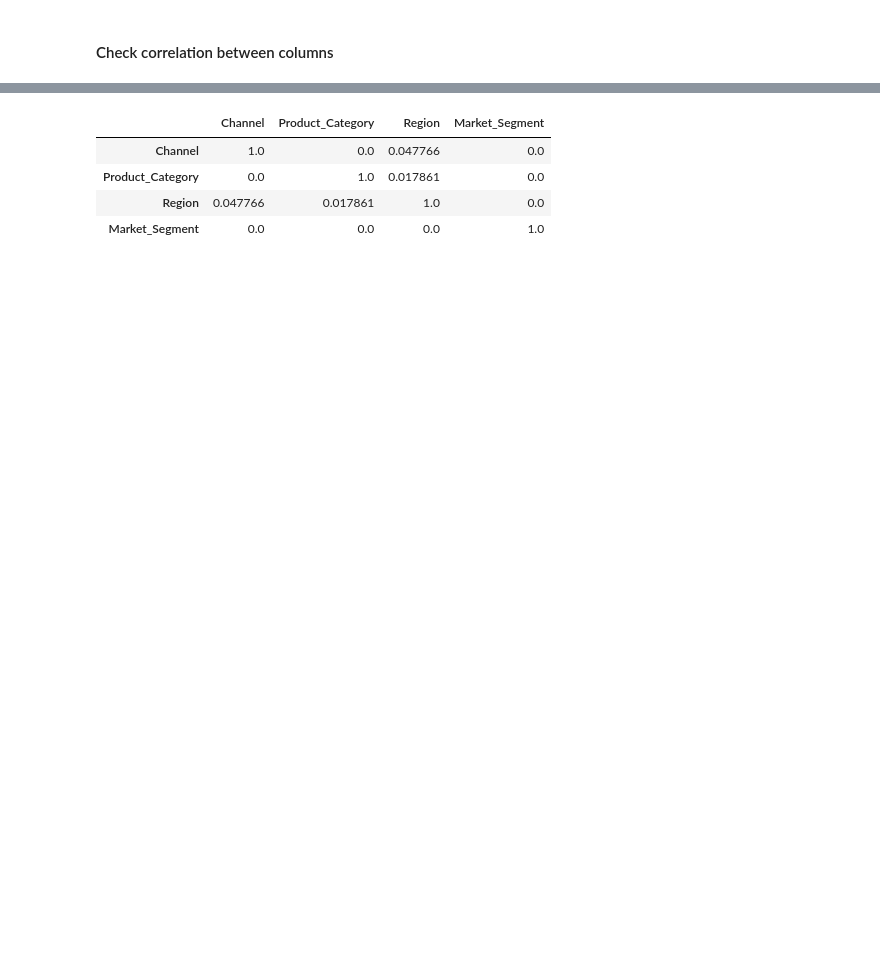
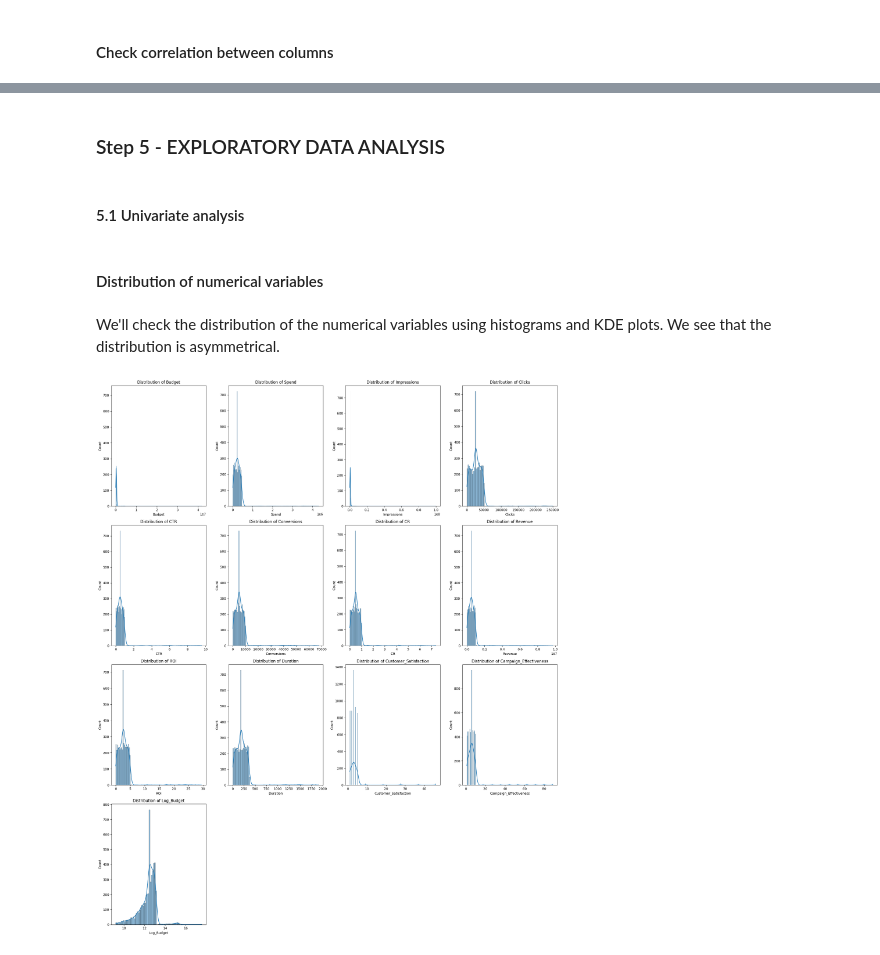
Before and after one commit to koloktos/marketing-campaign-analysis, a Jupyter notebook: marketing-analysis.ipynb, the cells around one changed output, grey strips where cells are left out. Drawn from its saved outputs; the diff is of its cells as text; code cells hidden in the pictures; blank space fills up the shorter version.

```diff
--- a/marketing-analysis.ipynb
+++ b/marketing-analysis.ipynb
@@ -472,29 +523,36 @@ plt.show()
-# %%
-import scipy.stats as ss
-
-def cramers_v(x, y):
-    confusion_matrix = pd.crosstab(x, y)
-    chi2 = ss.chi2_contingency(confusion_matrix)[0]
-    n = confusion_matrix.sum().sum()
-    phi2 = chi2 / n
-    r, k = confusion_matrix.shape
-    phi2corr = max(0, phi2 - ((k - 1) * (r - 1)) / (n - 1))
-    rcorr = r - ((r - 1) ** 2) / (n - 1)
-    kcorr = k - ((k - 1) ** 2) / (n - 1)
-    return np.sqrt(phi2corr / min((kcorr - 1), (rcorr - 1)))
-
-categorical_columns = ['Channel', 'Product_Category', 'Region', 'Market_Segment']
-
-correlation_matrix_categorical = pd.DataFrame(index=categorical_columns, columns=categorical_columns)
-
-for col1 in categorical_columns:
-    for col2 in categorical_columns:
-        correlation_matrix_categorical.loc[col1, col2] = cramers_v(df[col1], df[col2])
-
-correlation_matrix_categorical
-# %% [output]
-|  | Channel | Product_Category | Region | Market_Segment |
-| Channel | 1.0 | 0.0 | 0.047766 | 0.0 |
-| Product_Category | 0.0 | 1.0 | 0.017861 | 0.0 |
-| Region | 0.047766 | 0.017861 | 1.0 | 0.0 |
-| Market_Segment | 0.0 | 0.0 | 0.0 | 1.0 |
+# %% [markdown]
+### Step 5 - EXPLORATORY DATA ANALYSIS
+# %% [markdown]
+#### 5.1 Univariate analysis
+# %% [markdown]
+#### Distribution of numerical variables
+# %% [markdown]
+We'll check the distribution of the numerical variables using histograms and KDE plots. We see that the distribution is asymmetrical.
+# %%
+# Select numerical columns
+numerical_columns = df.select_dtypes(include='number').columns
+
+# Determine the number of rows and columns for the subplots
+num_columns = len(numerical_columns)
+num_rows = (num_columns + 3) // 4  # Adjust the number of columns per row as needed
+
+# Create a figure and subplots
+fig, axes = plt.subplots(num_rows, 4, figsize=(20, 6 * num_rows))
+
+# Flatten the axes array for easy iteration
+axes = axes.flatten()
+
+# Create separate histograms for each numerical column
+for i, column in enumerate(numerical_columns):
+    sns.histplot(df[column], kde=True, ax=axes[i])
+    axes[i].set_title(f'Distribution of {column}')
+
+# Remove any unused subplots
+for j in range(i + 1, len(axes)):
+    fig.delaxes(axes[j])
+
+# Adjust layout
+plt.tight_layout()
+plt.show()
+# %% [output]
+[figure, added]
```
Also changed, not shown: parts of 76 cells of this notebook, 19 other files.
